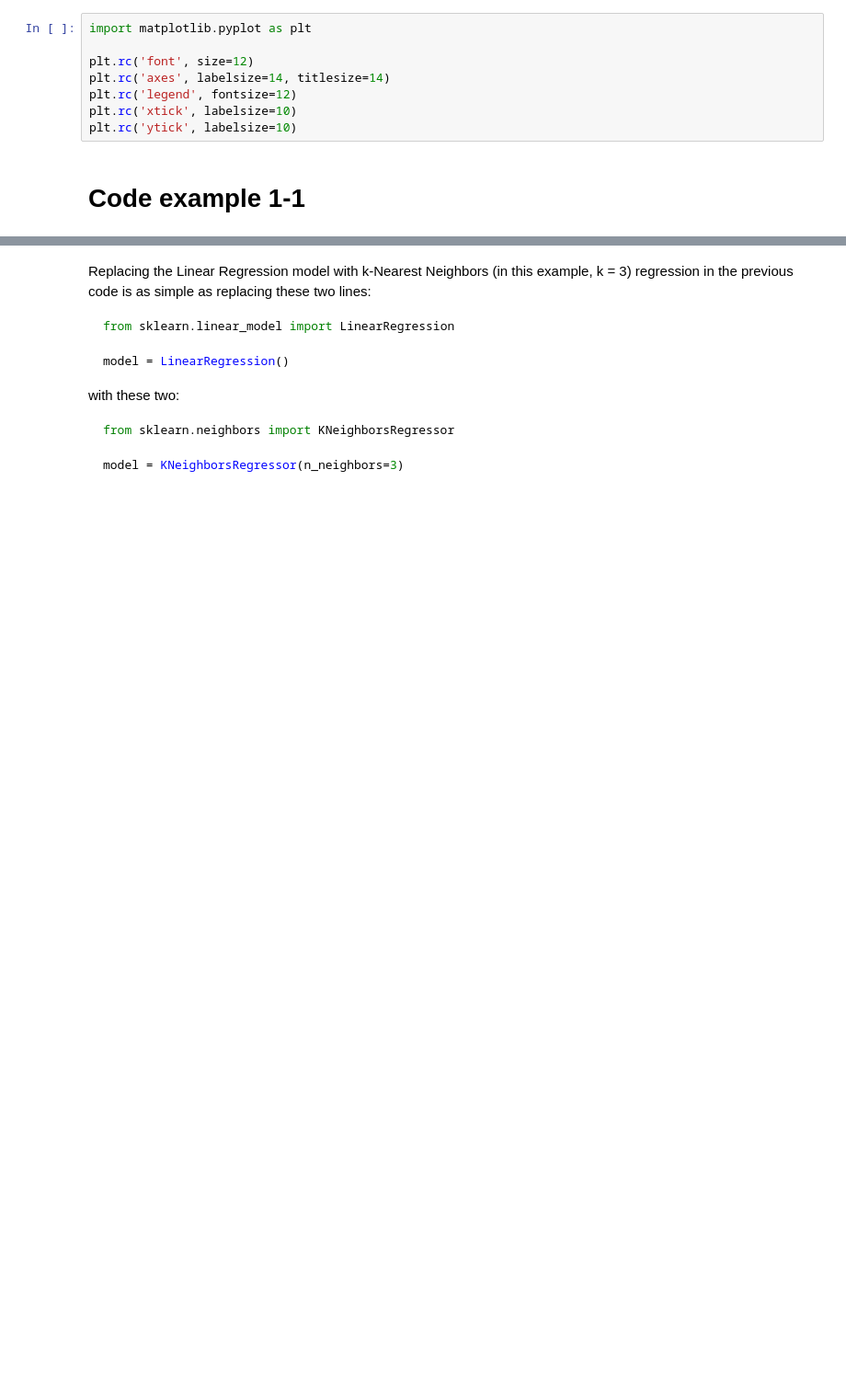
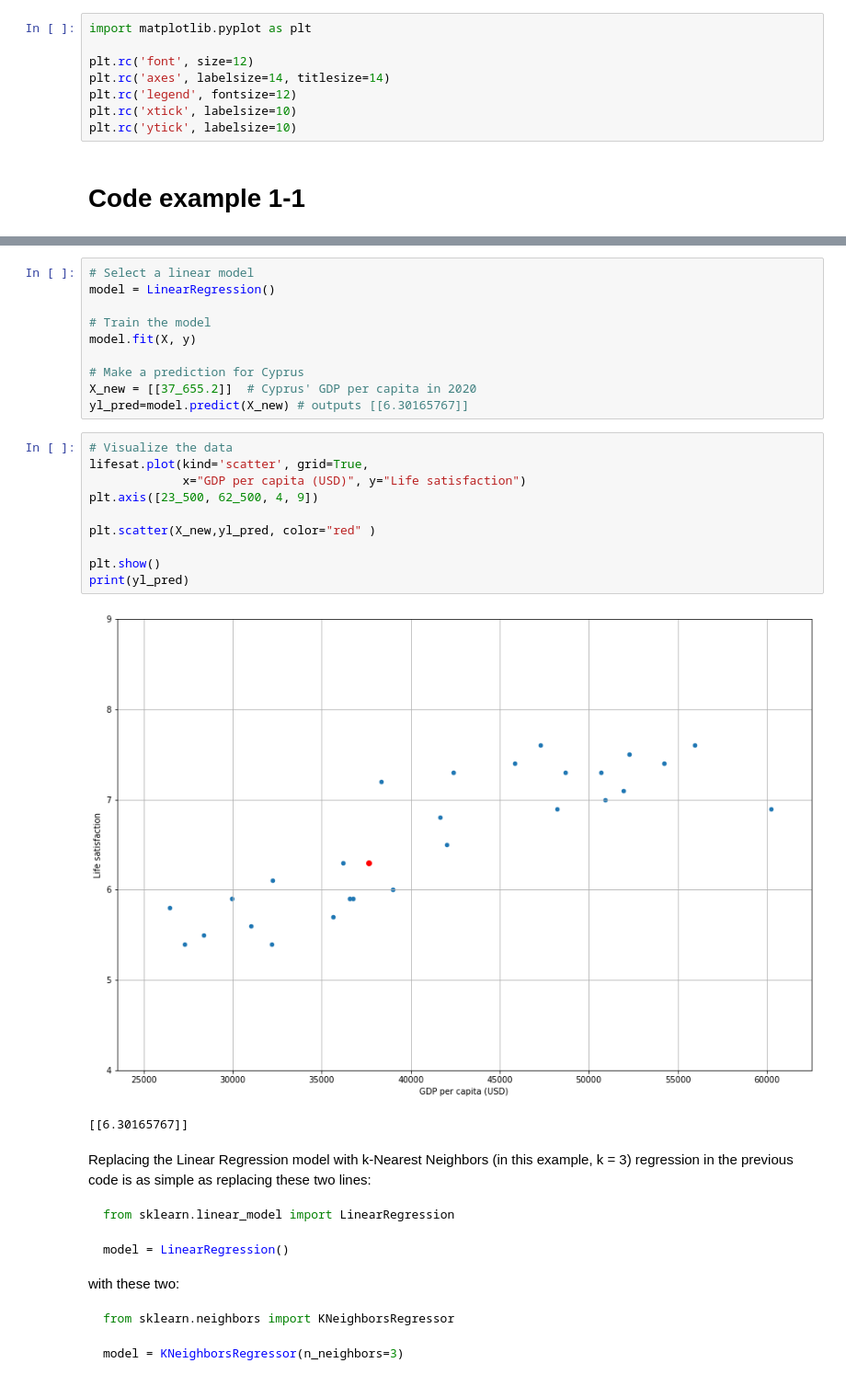
Before and after one commit to mustafabozkaya/handson-ml3, a Jupyter notebook: 01_the_machine_learning_landscape.ipynb, the cells around one changed output, grey strips where cells are left out. Shown at 92% size. Drawn from its saved outputs; the diff is of its cells as text; blank space fills up the shorter version.

```diff
--- a/01_the_machine_learning_landscape.ipynb
+++ b/01_the_machine_learning_landscape.ipynb
@@ -96,3 +89,26 @@ print(y_pred)
+# %%
+# Select a linear model
+model = LinearRegression()
+
+# Train the model
+model.fit(X, y)
+
+# Make a prediction for Cyprus
+X_new = [[37_655.2]]  # Cyprus' GDP per capita in 2020
+yl_pred=model.predict(X_new) # outputs [[6.30165767]]
+# %%
+# Visualize the data
+lifesat.plot(kind='scatter', grid=True,
+             x="GDP per capita (USD)", y="Life satisfaction")
+plt.axis([23_500, 62_500, 4, 9])
+
+plt.scatter(X_new,yl_pred, color="red" )
+
+plt.show()
+print(yl_pred)
+# %% [output]
+[figure, added]
+[[6.30165767]]
 # %% [markdown]
 Replacing the Linear Regression model with k-Nearest Neighbors (in this example, k = 3) regression in the previous code is as simple as replacing these two
 lines:
```
Also changed, not shown: parts of 6 cells of this notebook.
